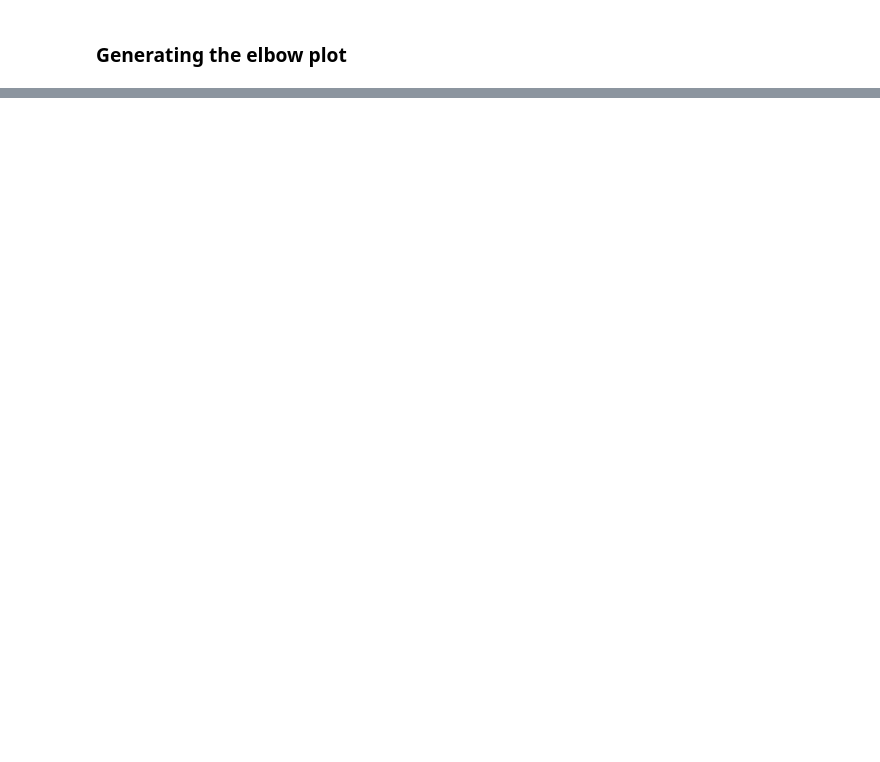
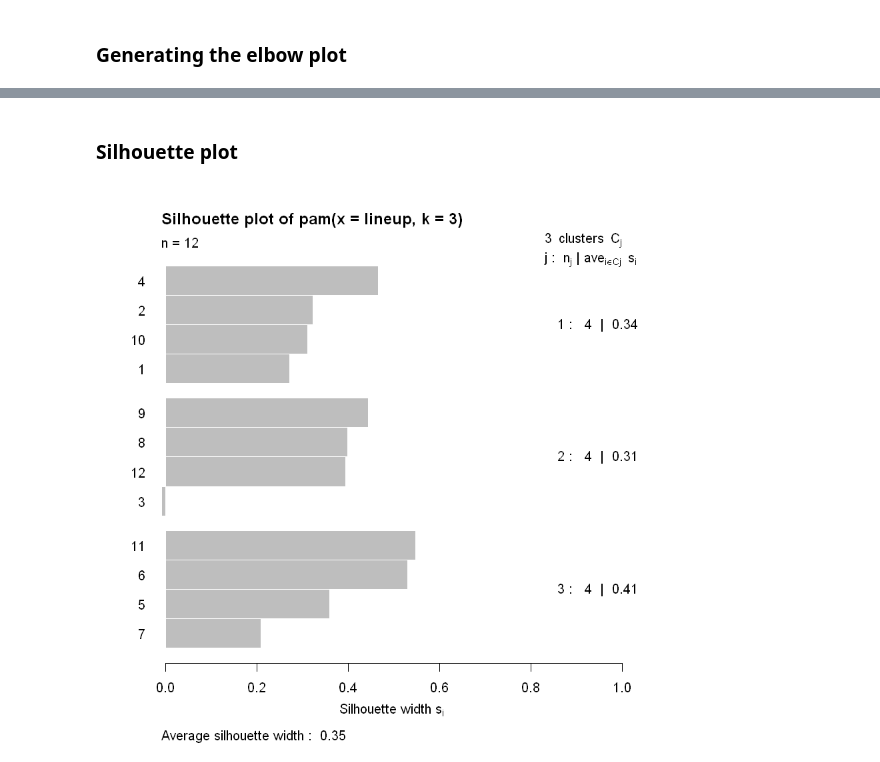
Before and after one commit to VictorOmondi1997/Cluster-Analysis-in-R, a Jupyter notebook: Cluster Analysis in R.ipynb, the cells around one changed output, grey strips where cells are left out. Saved outputs shown, nothing was run; the diff lists cells and outputs as text; code cells hidden in the pictures; blank space fills up the shorter version.

```diff
--- a/Cluster Analysis in R.ipynb
+++ b/Cluster Analysis in R.ipynb
@@ -588,0 +602,3 @@ elbow_df_l %>%
+# %%
+pam_k3 <- pam(lineup, k=3)
+head(pam_k3$silinfo$widths, 10)
@@ -588,0 +617,7 @@ elbow_df_l %>%
+# %% [markdown]
+### Silhouette plot
+# %%
+sil_plot <- silhouette(pam_k3)
+plot(sil_plot)
+# %% [output]
+[figure, added]
```
Also changed, not shown: parts of 24 cells of this notebook.
